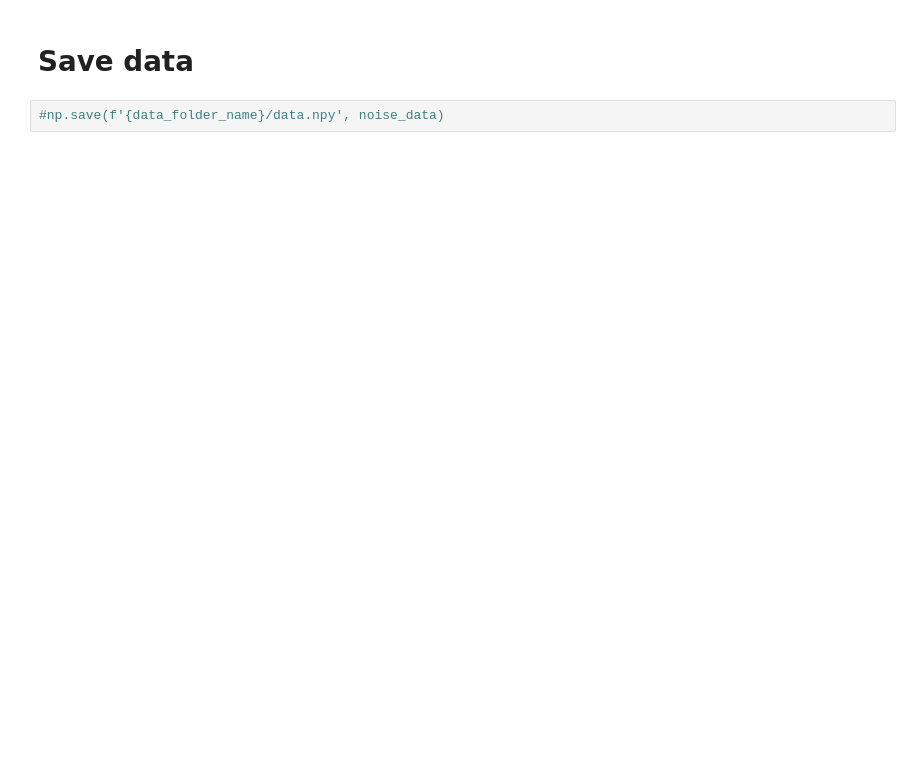
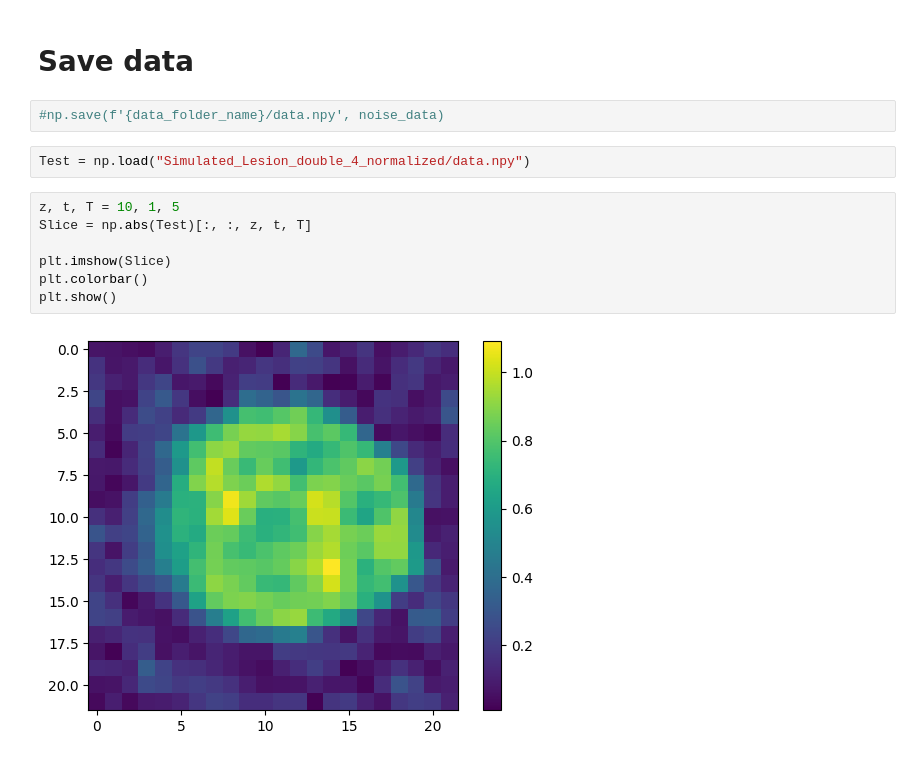
Before and after one commit to EdgarFischer/DMI_Denoising, a Jupyter notebook: datasets/SimulateNoise.ipynb, the cells around one changed output. Saved outputs shown, nothing was run; the diff lists cells and outputs as text; blank space fills up the shorter version.

```diff
--- a/datasets/SimulateNoise.ipynb
+++ b/datasets/SimulateNoise.ipynb
@@ -130,6 +152,17 @@ Fertig: Simulated_Lesion_double_1..4 mit jeweils data.npy erstellt.
 # Save data
 # %%
 #np.save(f'{data_folder_name}/data.npy', noise_data)
+# %%
+Test = np.load("Simulated_Lesion_double_4_normalized/data.npy")
+# %%
+z, t, T = 10, 1, 5
+Slice = np.abs(Test)[:, :, z, t, T]
+
+plt.imshow(Slice)
+plt.colorbar()
+plt.show()
+# %% [output]
+[figure, added]
 # %%
 z, t, T = 10, 1, 5
 Slice = np.abs(noise_data)[:, :, z, t, T]
```
Also changed, not shown: parts of 10 cells of this notebook, 14 other files.
